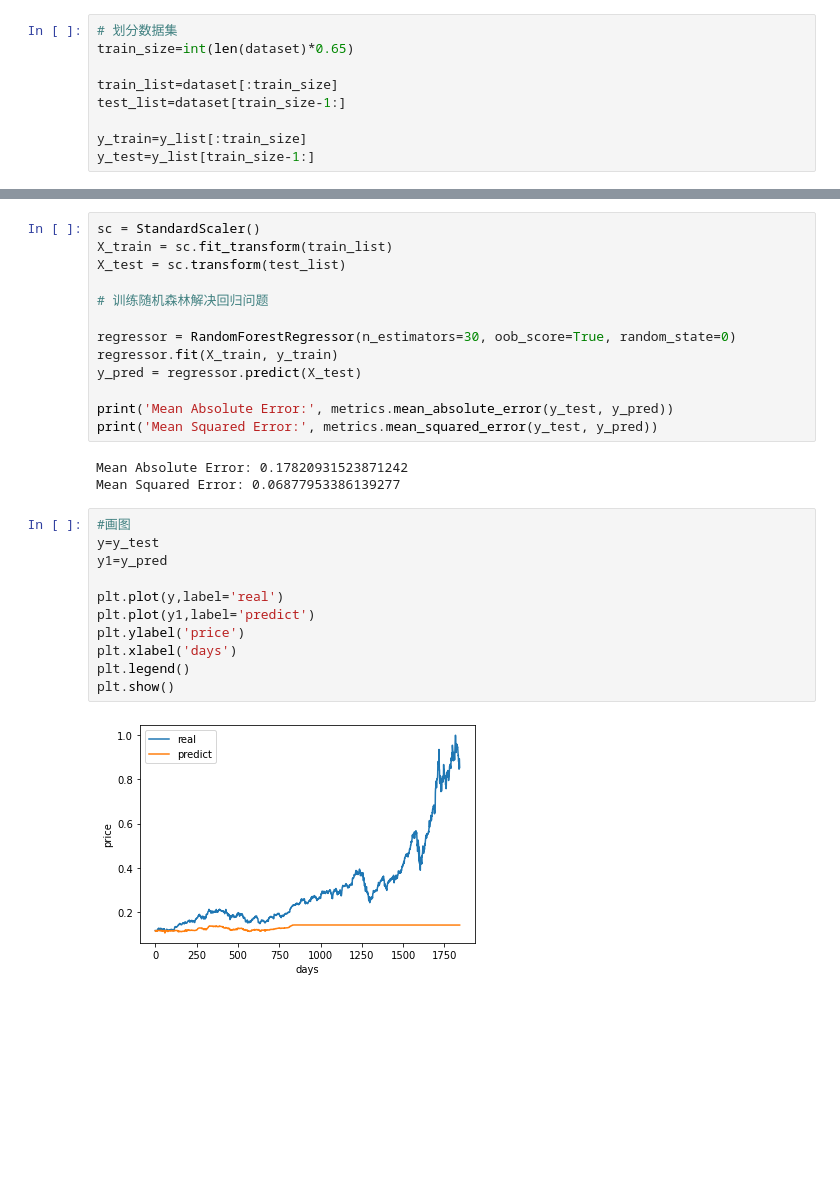
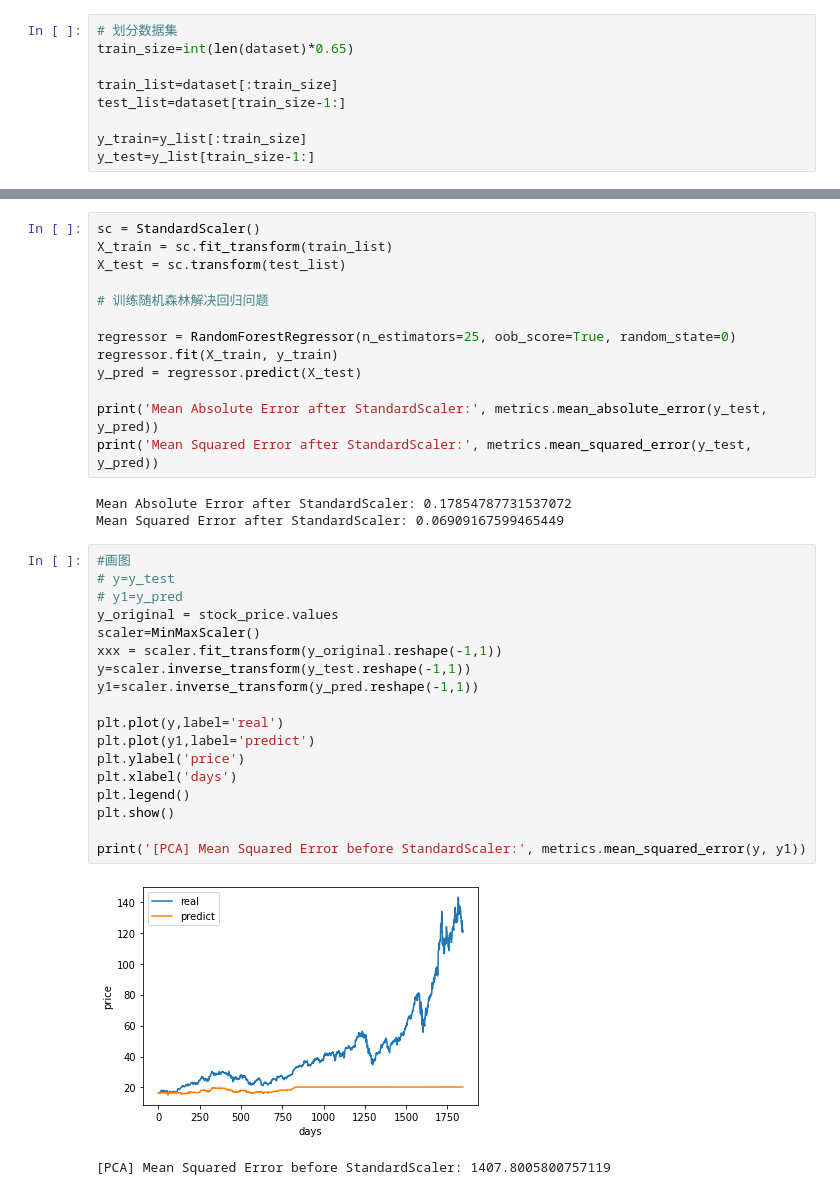
Before and after one commit to msdm-ust/explor_and_vis, a Jupyter notebook: LSTM/RandomForest_pca.ipynb, the cells around one changed output, grey strips where cells are left out. Drawn from its saved outputs; the diff is of its cells as text; blank space fills up the shorter version.

Commit message:
handle standard scale

```diff
--- a/LSTM/RandomForest_pca.ipynb
+++ b/LSTM/RandomForest_pca.ipynb
@@ -182,28 +191,36 @@ X_test = sc.transform(test_list)
 
 # 训练随机森林解决回归问题
 
-regressor = RandomForestRegressor(n_estimators=30, oob_score=True, random_state=0)
+regressor = RandomForestRegressor(n_estimators=25, oob_score=True, random_state=0)
 regressor.fit(X_train, y_train)
 y_pred = regressor.predict(X_test)
 
-print('Mean Absolute Error:', metrics.mean_absolute_error(y_test, y_pred))
-print('Mean Squared Error:', metrics.mean_squared_error(y_test, y_pred))
+print('Mean Absolute Error after StandardScaler:', metrics.mean_absolute_error(y_test, y_pred))
+print('Mean Squared Error after StandardScaler:', metrics.mean_squared_error(y_test, y_pred))
 # %% [output]
-Mean Absolute Error: 0.17820931523871242
-Mean Squared Error: 0.06877953386139277
+Mean Absolute Error after StandardScaler: 0.17854787731537072
+Mean Squared Error after StandardScaler: 0.06909167599465449
 # %%
 #画图
-y=y_test
-y1=y_pred
+# y=y_test
+# y1=y_pred
+y_original = stock_price.values
+scaler=MinMaxScaler()
+xxx = scaler.fit_transform(y_original.reshape(-1,1))
+y=scaler.inverse_transform(y_test.reshape(-1,1))
+y1=scaler.inverse_transform(y_pred.reshape(-1,1))
 
 plt.plot(y,label='real')
 plt.plot(y1,label='predict')
 plt.ylabel('price')
 plt.xlabel('days')
 plt.legend()
 plt.show()
+
+print('[PCA] Mean Squared Error before StandardScaler:', metrics.mean_squared_error(y, y1))
 # %% [output]
-[figure, old version]
+[figure, new version]
+[PCA] Mean Squared Error before StandardScaler: 1407.8005800757119
 # %%
 plt.plot(y[:20],'bo-',label='real')
 plt.plot(y1[:20],'ro-',label='predict')
```
Also changed, not shown: parts of 7 cells of this notebook, 1 other file.
